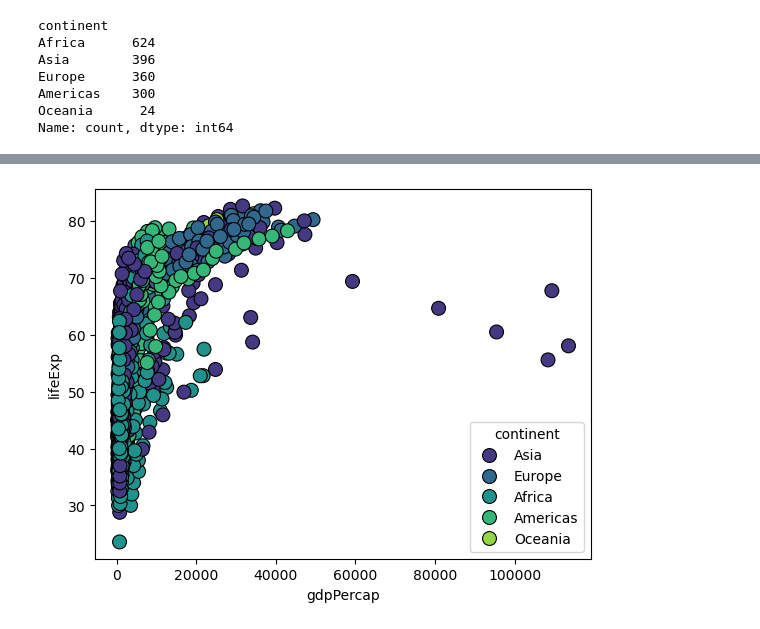
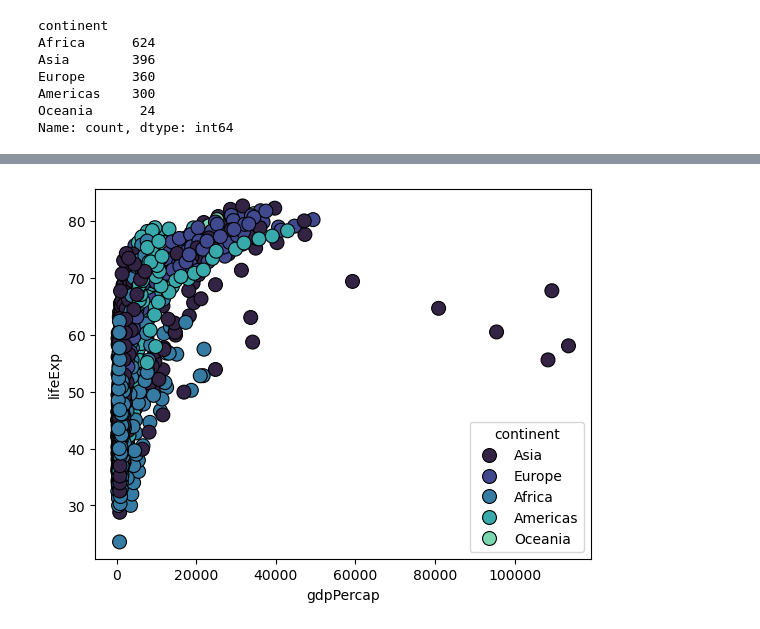
Before and after one commit to flyingbucket/py_R_hw, a Jupyter notebook: hw7.ipynb, the cells around one changed output, grey strips where cells are left out. Cells and saved outputs as stored; diff of their text form; code cells hidden in the pictures.

```diff
--- a/hw7.ipynb
+++ b/hw7.ipynb
@@ -248,4 +229,4 @@ gap_gdp_fig=sns.kdeplot(
 # %%
-gap_gdp_scatter=sns.scatterplot(x="gdpPercap", y="lifeExp", data=gap, hue="continent", palette="viridis", s=100, edgecolor="black")
+gap_gdp_scatter=sns.scatterplot(x="gdpPercap", y="lifeExp", data=gap, hue="continent", palette="mako", s=100, edgecolor="black")
 # %% [output]
-[figure, old version]
+[figure, new version]
```
Also changed, not shown: parts of 5 cells of this notebook.
